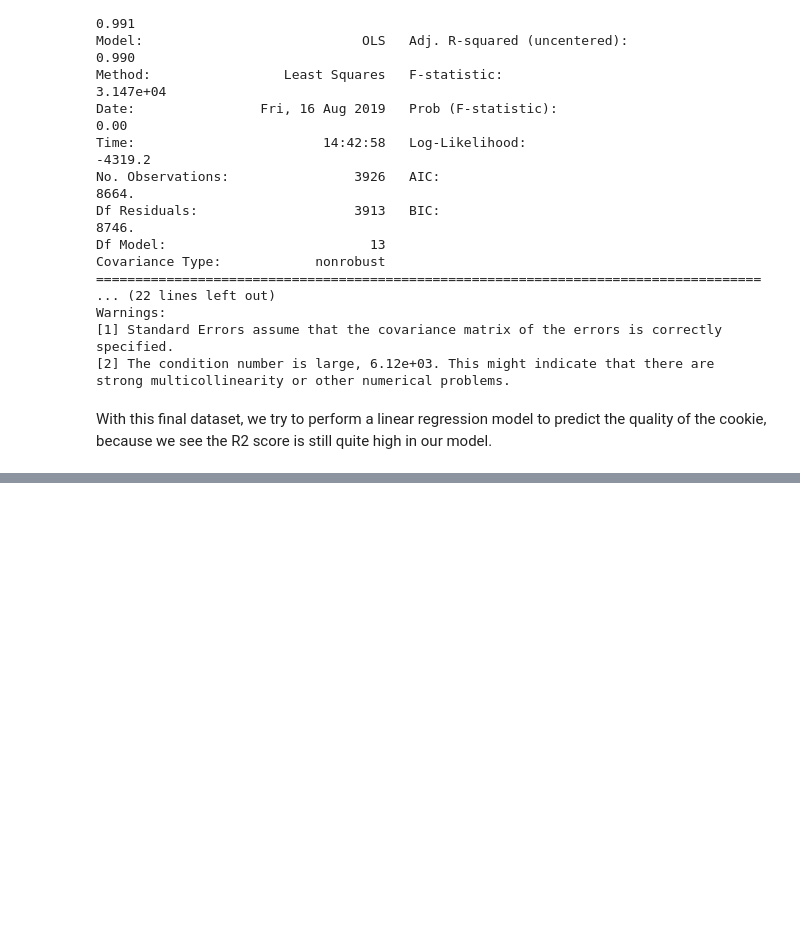
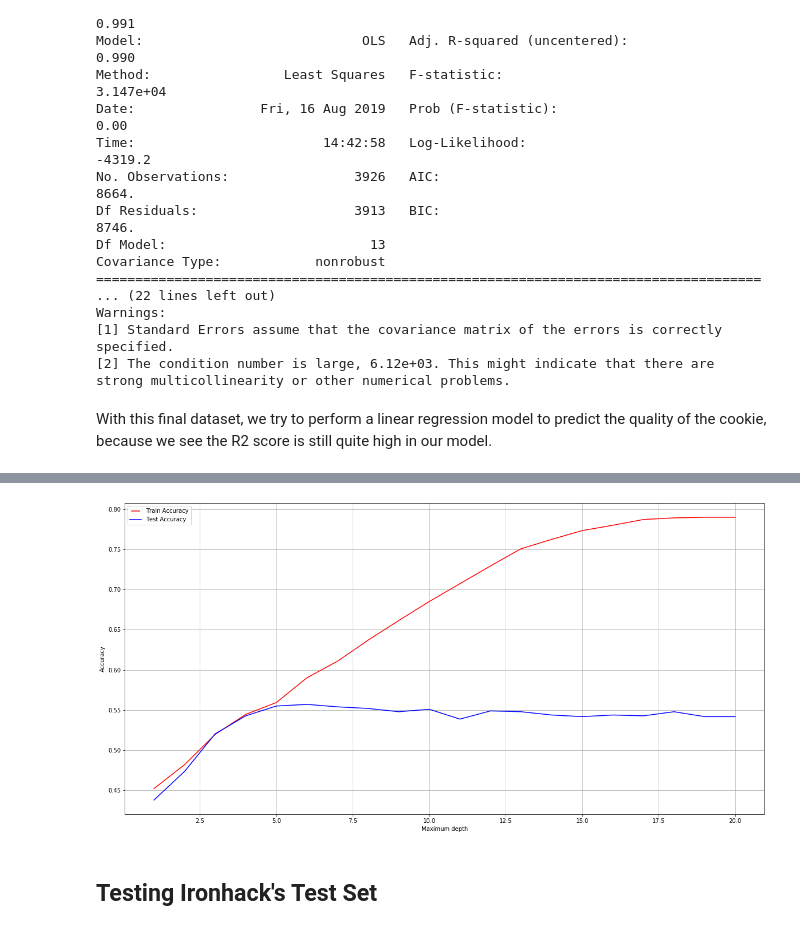
Before and after one commit to wobniarin/Datathon_Cookies, a Jupyter notebook: Jupyter_Notebooks/01 - Machine Learning Model.ipynb, the cells around one changed output, grey strips where cells are left out. Drawn from its saved outputs; the diff is of its cells as text; code cells hidden in the pictures; blank space fills up the shorter version.

```diff
--- a/Jupyter_Notebooks/01 - Machine Learning Model.ipynb
+++ b/Jupyter_Notebooks/01 - Machine Learning Model.ipynb
@@ -464,0 +515,26 @@ auto_model09.fit(X_train09, y_train09)
+# %%
+train_results = []
+test_results = []
+for max_depth in max_depths:
+    dtree = DecisionTreeClassifier(criterion = "gini", random_state = 100, max_depth=max_depth, min_samples_leaf=5)
+    dtree.fit(X_train2, y_train)
+    y_pred_train = dtree.predict(X_train2)
+    accuracy_train = accuracy_score(y_train, y_pred_train)
+    train_results.append(accuracy_train)
+    y_pred = dtree.predict(X_test2)
+    accuracy_test =accuracy_score(y_test,np.around(y_pred))
+    test_results.append(accuracy_test)
+# %%
+from matplotlib.legend_handler import HandlerLine2D
+plt.figure(figsize=(20,10))
+line1, = plt.plot(max_depths, train_results, "r", label="Train Accuracy")
+line2, = plt.plot(max_depths, test_results, "b", label="Test Accuracy")
+plt.legend(handler_map={line1: HandlerLine2D(numpoints=2)})
+plt.ylabel('Accuracy')
+plt.xlabel('Maximum depth')
+plt.grid()
+plt.show()
+# %% [output]
+[figure, added]
+# %% [markdown]
+## Testing Ironhack's Test Set
```
Also changed, not shown: parts of 33 cells of this notebook, 1 other file.
